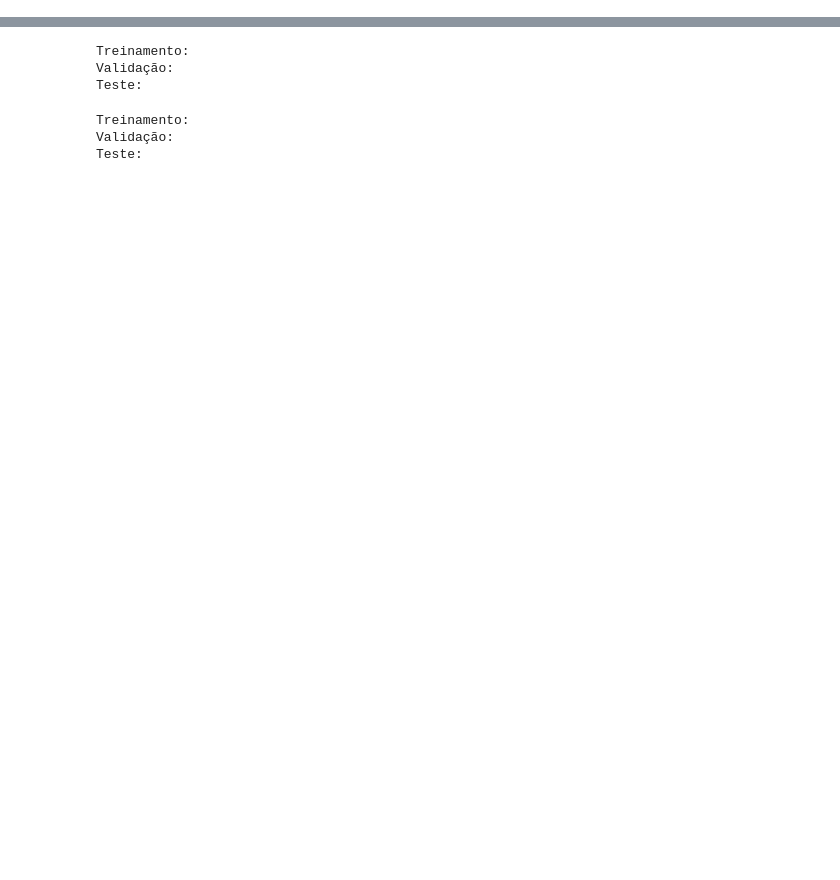
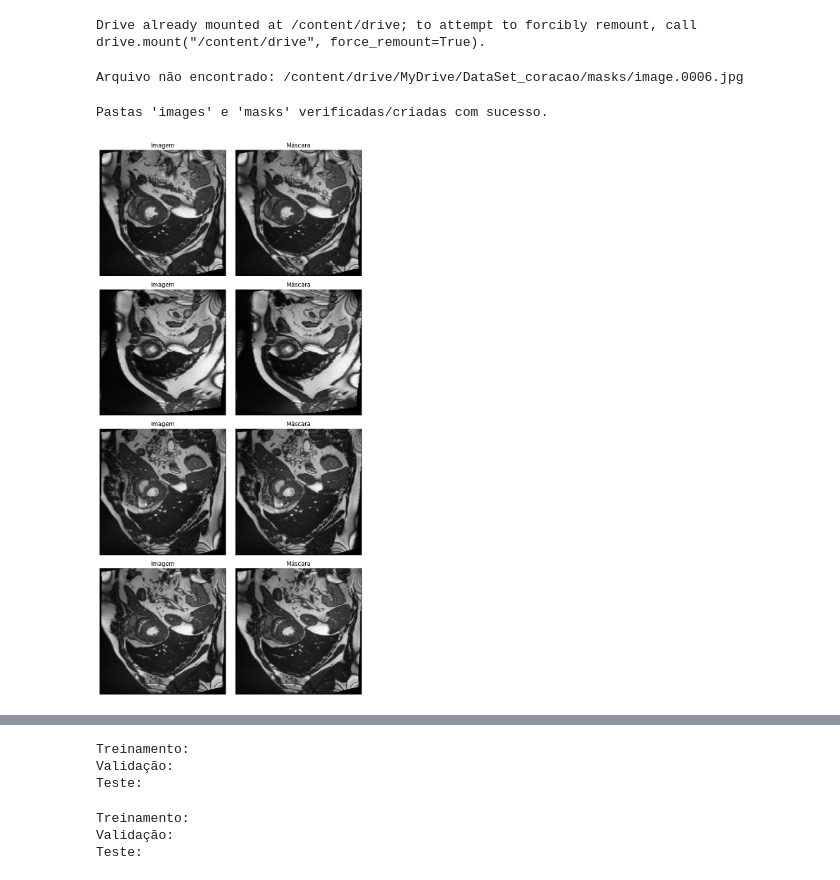
Before and after one commit to Alan240124/Alan, a Jupyter notebook: Ativ_Dataloader.ipynb, the cells around one changed output, grey strips where cells are left out. Drawn from its saved outputs; the diff is of its cells as text; code cells hidden in the pictures; blank space fills up the shorter version.

```diff
--- a/Ativ_Dataloader.ipynb
+++ b/Ativ_Dataloader.ipynb
@@ -50,6 +50,21 @@ if __name__ == '__main__':
             cv2.imshow('mask', mask)
             if cv2.waitKey(1) == ord('q'):
                 break
+# %%
+from google.colab import drive
+drive.mount('/content/drive')
+# %% [output]
+Drive already mounted at /content/drive; to attempt to forcibly remount, call drive.mount("/content/drive", force_remount=True).
+# %%
+import os
+
+file_path = '/content/drive/MyDrive/DataSet_coracao/masks/image.0006.jpg'
+if not os.path.exists(file_path):
+    print("Arquivo não encontrado:", file_path)
+else:
+    print("Arquivo encontrado:", file_path)
+# %% [output]
+Arquivo não encontrado: /content/drive/MyDrive/DataSet_coracao/masks/image.0006.jpg
 # %%
 import os
 from torch.utils.data import Dataset, DataLoader
@@ -59,7 +74,7 @@ import matplotlib.pyplot as plt
 import numpy as np
 
 # Caminho base do dataset de segmentação do coração
-dataset_path = "segmentacao_coracao"
+dataset_path = "/content/drive/MyDrive/DataSet"
 
 # Função para criar as pastas, caso não existam
 def criar_pastas_dataset():
@@ -109,30 +124,33 @@ transform = transforms.Compose([
 
 # Cria o DataLoader
 heart_dataset = HeartSegmentationDataset(images_dir=images_dir, masks_dir=masks_dir, transform=transform)
 dataloader = DataLoader(heart_dataset, batch_size=4, shuffle=True)
 
 # Função para exibir um batch de imagens e máscaras
 def visualizar_batch(dataloader):
     images, masks = next(iter(dataloader))  # Obtem um batch
     batch_size = images.size(0)
 
     fig, axes = plt.subplots(batch_size, 2, figsize=(8, 4 * batch_size))
     for i in range(batch_size):
         # Converte a imagem e máscara para numpy para exibição
         image_np = images[i].permute(1, 2, 0).numpy()  # rearranja canais para [H, W, C]
         mask_np = masks[i].squeeze().numpy()           # remove dimensões extras
 
         # Exibe a imagem e a máscara
         axes[i, 0].imshow(image_np)
         axes[i, 0].set_title("Imagem")
         axes[i, 0].axis("off")
 
         axes[i, 1].imshow(mask_np, cmap="gray")
         axes[i, 1].set_title("Máscara")
         axes[i, 1].axis("off")
 
     plt.tight_layout()
     plt.show()
 
 # Chama a função para exibir um batch de imagens e máscaras
 visualizar_batch(dataloader)
+# %% [output]
+Pastas 'images' e 'masks' verificadas/criadas com sucesso.
+[figure, added]
```
Also changed, not shown: parts of 13 cells of this notebook.
